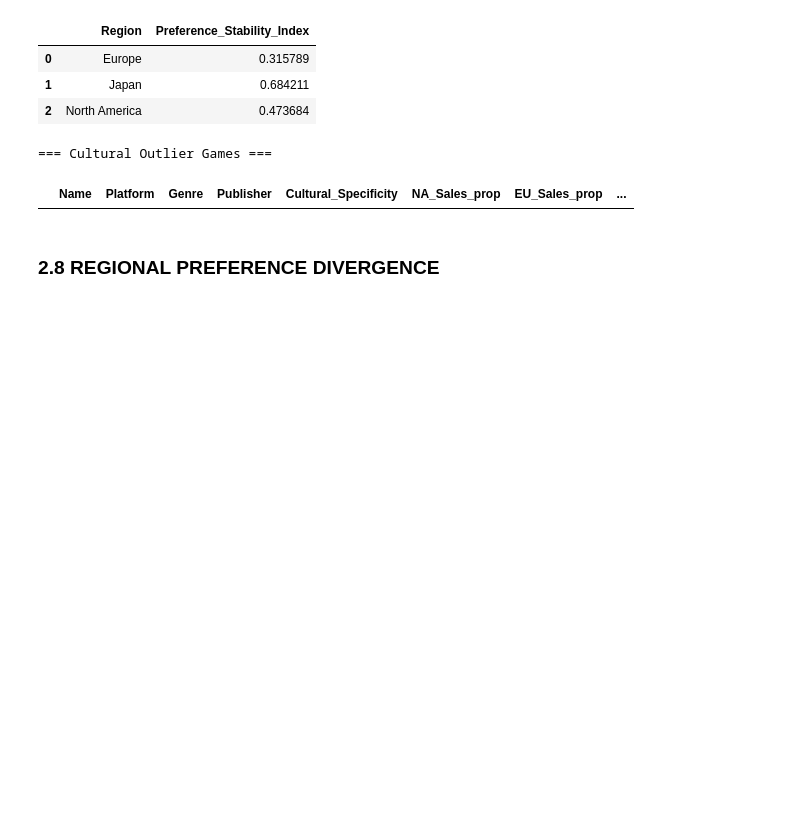
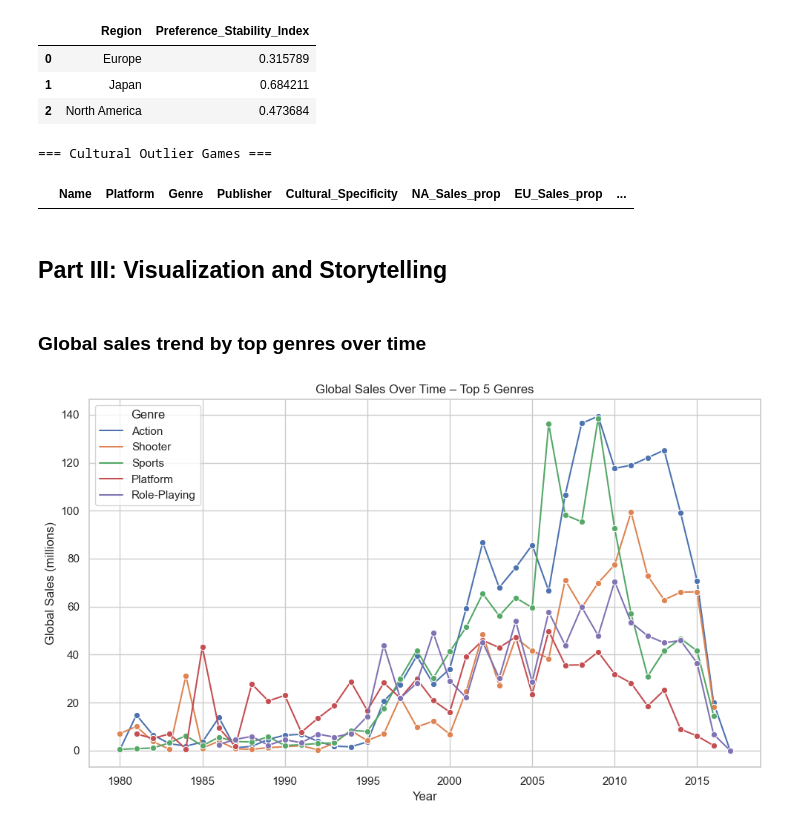
Before and after one commit to Siddharth1254/data-wrangling-project, a Jupyter notebook: Notebook.ipynb, the cells around one changed output. Saved outputs shown, nothing was run; the diff lists cells and outputs as text; code cells hidden in the pictures; blank space fills up the shorter version.

```diff
--- a/Notebook.ipynb
+++ b/Notebook.ipynb
@@ -858,4 +860,26 @@ display(
 === Cultural Outlier Games ===
 |  | Name | Platform | Genre | Publisher | Cultural_Specificity | NA_Sales_prop | EU_Sales_prop | ... |
 # %% [markdown]
-### 2.8 REGIONAL PREFERENCE DIVERGENCE
+## Part III: Visualization and Storytelling
+# %% [markdown]
+### Global sales trend by top genres over time
+# %%
+top_genres = genre_sales.head(5)["Genre"]
+df_top_genres = df_year[df_year["Genre"].isin(top_genres)]
+
+genre_year_sales = (
+    df_top_genres
+    .groupby(["Year", "Genre"])["Global_Sales"]
+    .sum()
+    .reset_index()
+)
+
+plt.figure(figsize=(10, 6))
+sns.lineplot(data=genre_year_sales, x="Year", y="Global_Sales", hue="Genre", marker="o")
+plt.title("Global Sales Over Time – Top 5 Genres")
+plt.xlabel("Year")
+plt.ylabel("Global Sales (millions)")
+plt.tight_layout()
+plt.show()
+# %% [output]
+[figure, added]
```
Also changed, not shown: parts of 12 cells of this notebook.
